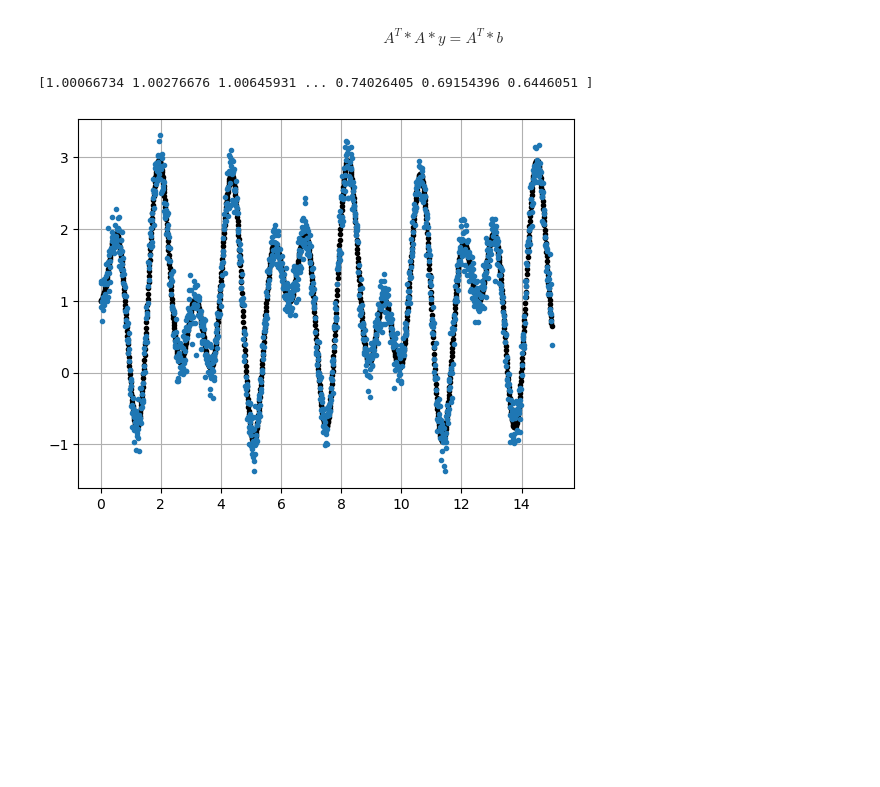
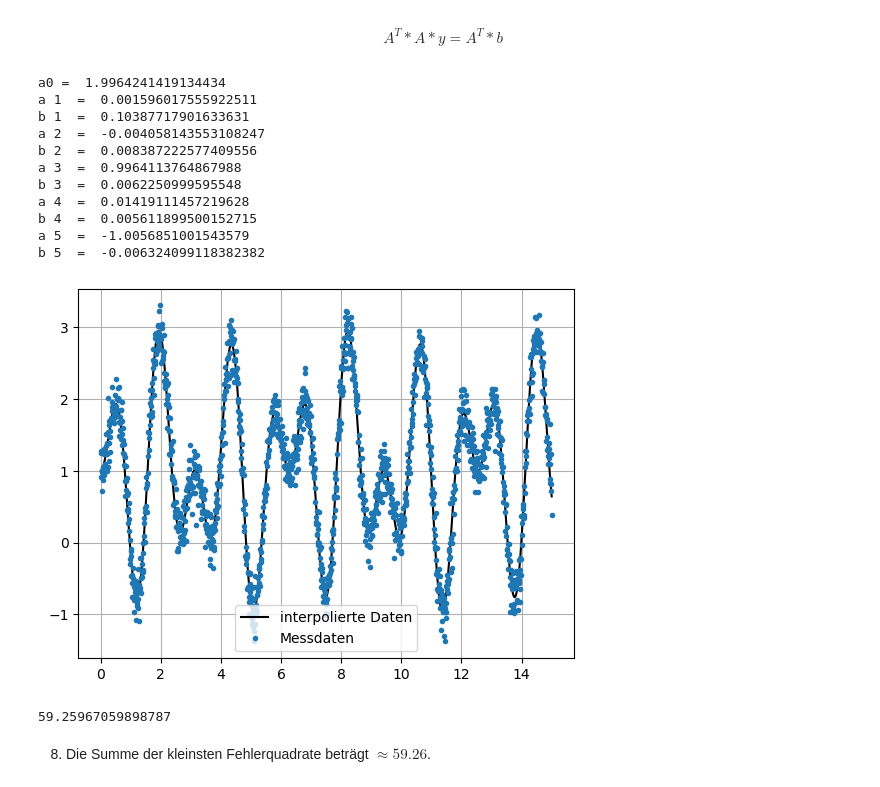
Before and after one commit to roman1100011/NumerikPraktika, a Jupyter notebook: Praktikum 4/Numerik-Praktikum-4_stiw.ipynb, the cells around one changed output. Cells and saved outputs as stored; diff of their text form; code cells hidden in the pictures; blank space fills up the shorter version.

```diff
--- a/Praktikum 4/Numerik-Praktikum-4_stiw.ipynb
+++ b/Praktikum 4/Numerik-Praktikum-4_stiw.ipynb
@@ -37,25 +37,48 @@ $$A^T * A * y = A^T * b$$
 # %%
 b = data[:,1]
 Asolve = A.T@A
 bsolve = A.T@b
 
 
 L = np.linalg.cholesky(Asolve)
 ysolve = sp.linalg.solve_triangular(L,bsolve,unit_diagonal=False,lower=True)
 x = sp.linalg.solve_triangular(L.T,ysolve,unit_diagonal=False)
 
 
 def fn(t):
     val = np.zeros(len(t))
     for k in range(n):
           val += np.cos(w*t*(k+1))*x[k*2+1] + np.sin(w*t*(k+1))*x[k*2+2]
     val += 0.5*x[0]
     return val
 
-print(fn(t))
+plt.plot(data[:,0],fn(t),'k',label="interpolierte Daten")
+plt.plot(data[:,0],data[:,1],'.',label="Messdaten")
+plt.grid()
+plt.legend()
 
-plt.plot(data[:,0],fn(t),'.k',data[:,0],data[:,1],'.')
-plt.grid()
+print("a0 = ",x[0])
+for i in range(n):
+     print("a",i+1," = ",x[i*2+1])
+     print("b",i+1," = ",x[i*2+2])
 # %% [output]
-[1.00066734 1.00276676 1.00645931 ... 0.74026405 0.69154396 0.6446051 ]
+a0 =  1.9964241419134434
+a 1  =  0.001596017555922511
+b 1  =  0.10387717901633631
+a 2  =  -0.004058143553108247
+b 2  =  0.008387222577409556
+a 3  =  0.9964113764867988
+b 3  =  0.0062250999595548
+a 4  =  0.01419111457219628
+b 4  =  0.005611899500152715
+a 5  =  -1.0056851001543579
+b 5  =  -0.006324099118382382
-[figure, old version]
+[figure, new version]
+# %%
+##Summe der Fehlerquadrate berechnen
+sumfehl = np.sum((fn(t)-b)**2)
+print(sumfehl)
+# %% [output]
+59.25967059898787
+# %% [markdown]
+8. Die Summe der kleinsten Fehlerquadrate beträgt $\approx 59.26$.
```
Also changed, not shown: 1 other file.
